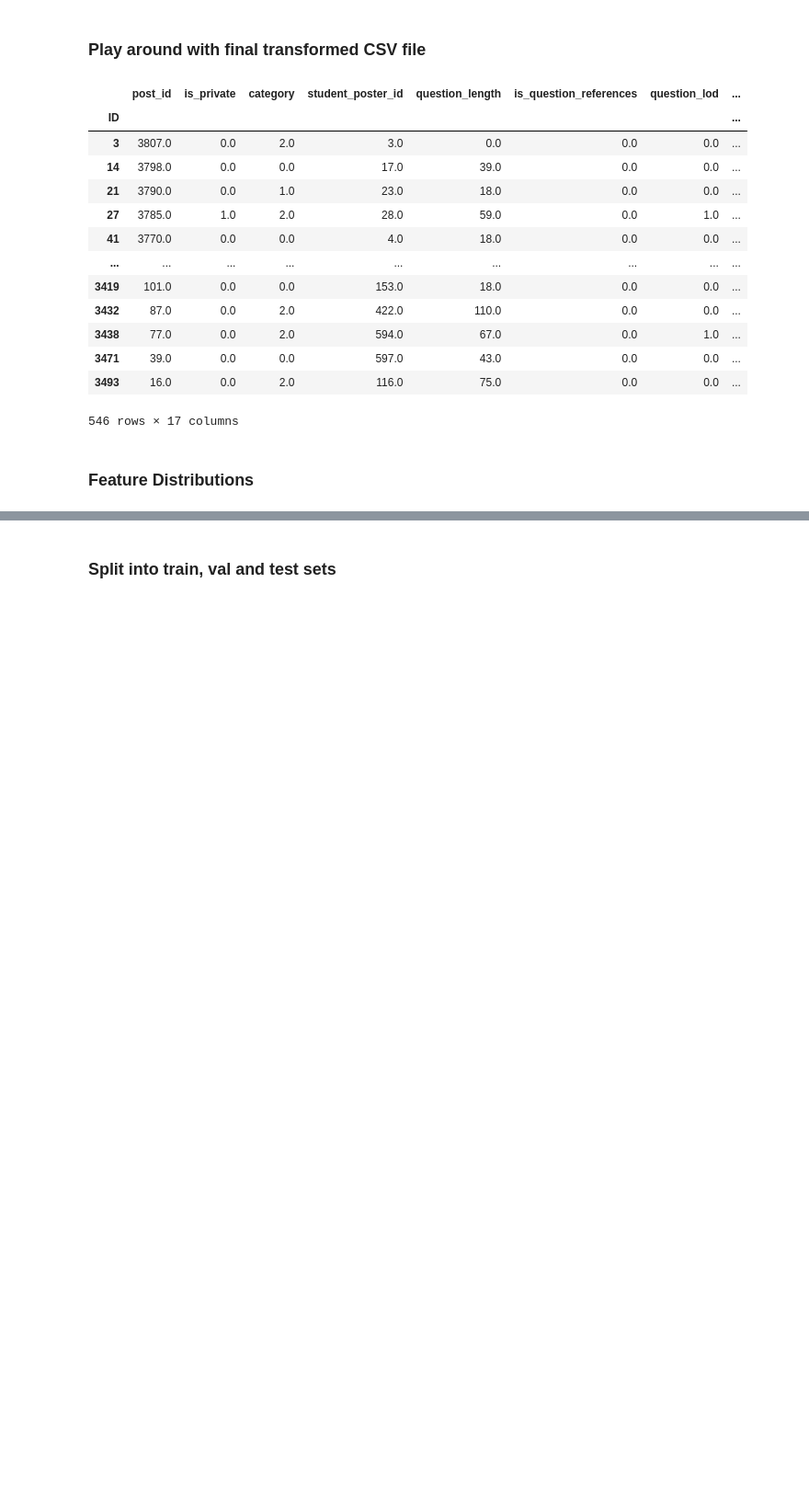
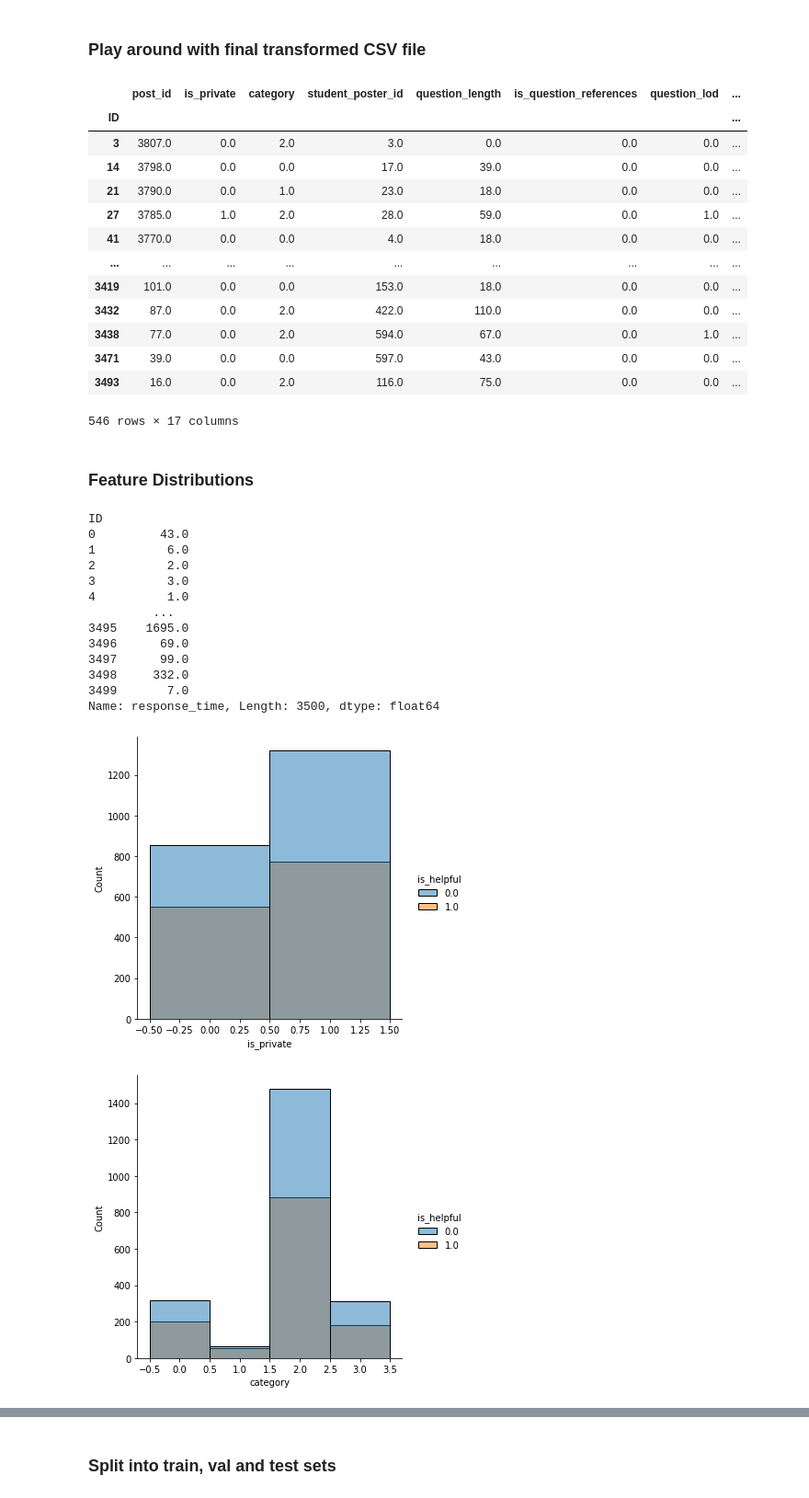
Before and after one commit to PiazzaBot/HelpfulResponses, a Jupyter notebook: data_processing.ipynb, the cells around one changed output, grey strips where cells are left out. Shown at 92% size. Cells and saved outputs as stored; diff of their text form; code cells hidden in the pictures; blank space fills up the shorter version.

Commit message:
generate histograms

```diff
--- a/data_processing.ipynb
+++ b/data_processing.ipynb
@@ -599,3 +594,74 @@ negative
 546 rows × 17 columns
 # %% [markdown]
 ### Feature Distributions
+# %%
+final_data
+# 17 features
+def plot_discrete_distributions(dataset: DataFrame, continuous_features: set) -> None:
+    features = dataset.keys()[1:]
+    #sns.displot(data=dataset, x="category",  kind="hist")
+
+    #print(features)
+
+    for f in features:
+        if f not in continuous_features:
+            sns.displot(data=dataset, x=f"{f}",  kind="hist", discrete=True, binwidth=1, hue="is_helpful")
+        #print(f"{f}")
+    #     print(dataset[f])
+    #     #sns.displot(data=dataset, x=f"{dataset[f]}",  kind="hist")
+    # # features = data.keys()
+    # fig, axs = plt.subplots(5,4)
+    # axs:ndarray = axs.flatten()
+    # for num, ax in enumerate(axs):
+    #     if num == len(features):
+    #         break
+    #     feature = features[num]
+    #     ax = sns.histplot(data[feature], kde=False, stat='count')
+    #     ax.set_xlabel(f"{feature}")
+    # for row in axs:
+    #     for col in row:
+    #         #col.plot()
+
+    # for num, ax in enumerate(axs):
+    #     print(num)
+
+
+    # for f in features:
+
+    #     #freq_distr = np.asarray(list(features[f].values()))
+    #     plt.figure()
+    #     axis = sns.histplot(data[f], kde=False, stat='count')
+    #     axis.set_xlabel(f"{f}")
+
+
+# student_poster_id, answerer_id
+
+continuous_features = {'question_length', 'answer_length', 'response_time'}
+
+plot_discrete_distributions(final_data, continuous_features)
+final_data['response_time'] # most of these will vary. change bins
+
+
+# helpful vs nothelpful
+# 774 h
+# 1320 nh
+"""
+550 h
+856 nh
+"""
+# %% [output]
+ID
+0         43.0
+1          6.0
+2          2.0
+3          3.0
+4          1.0
+         ...
+3495    1695.0
+3496      69.0
+3497      99.0
+3498     332.0
+3499       7.0
+Name: response_time, Length: 3500, dtype: float64
+[figure, added]
+[figure, added]
```
Also changed, not shown: parts of 6 cells of this notebook.
